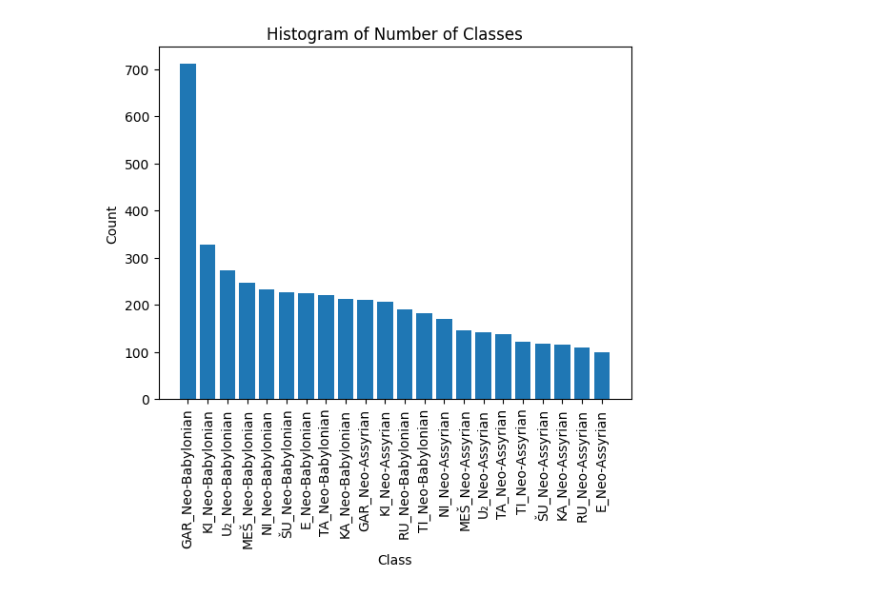
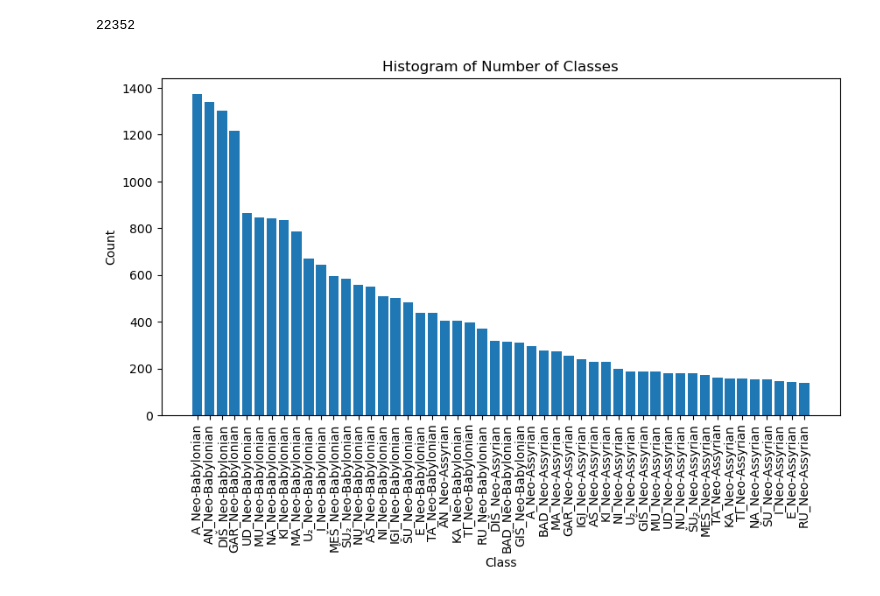
Before and after one commit to ElectronicBabylonianLiterature/signs-classification, a Jupyter notebook: visualizations/dataset.ipynb, the cells around one changed output. Cells and saved outputs as stored; diff of their text form; code cells hidden in the pictures.

Commit message:
trained_on_full_data

```diff
--- a/visualizations/dataset.ipynb
+++ b/visualizations/dataset.ipynb
@@ -32,9 +10,25 @@ class_counts = dict(sorted({label: class_labels.count(label) for label in set(cl
+# %%
+data = ImageFolder('../data_retrieval/data_full')
+# %%
+len(data)
+# %% [output]
+22352
+# %%
+idx_to_class = {v: k for k, v in data.class_to_idx.items()}
+# %%
+from collections import Counter
+labels_count = Counter()
+for image, label in data:
+    labels_count[idx_to_class[label]] += 1
+# %%
+sorted_labels_count = dict(sorted(labels_count.items(), key=lambda x:x[1],reverse=True))
 # %%
-plt.bar(class_counts.keys(), class_counts.values())
+plt.figure(figsize=(10,5))
+plt.bar(sorted_labels_count.keys(), sorted_labels_count.values())
 plt.xlabel('Class')
 plt.ylabel('Count')
 plt.title('Histogram of Number of Classes')
 plt.xticks(rotation=90)
 plt.show()
 # %% [output]
-[figure, old version]
+[figure, new version]
```
Also changed, not shown: parts of 5 cells of this notebook, 8 other files.
